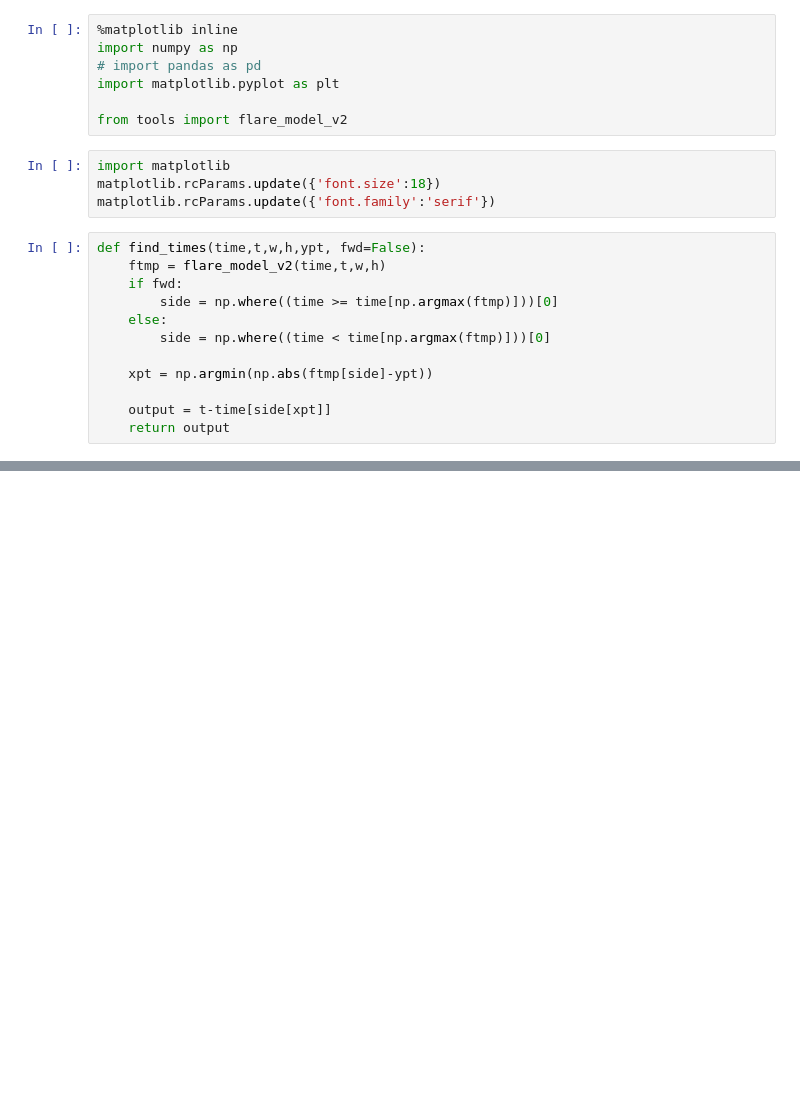
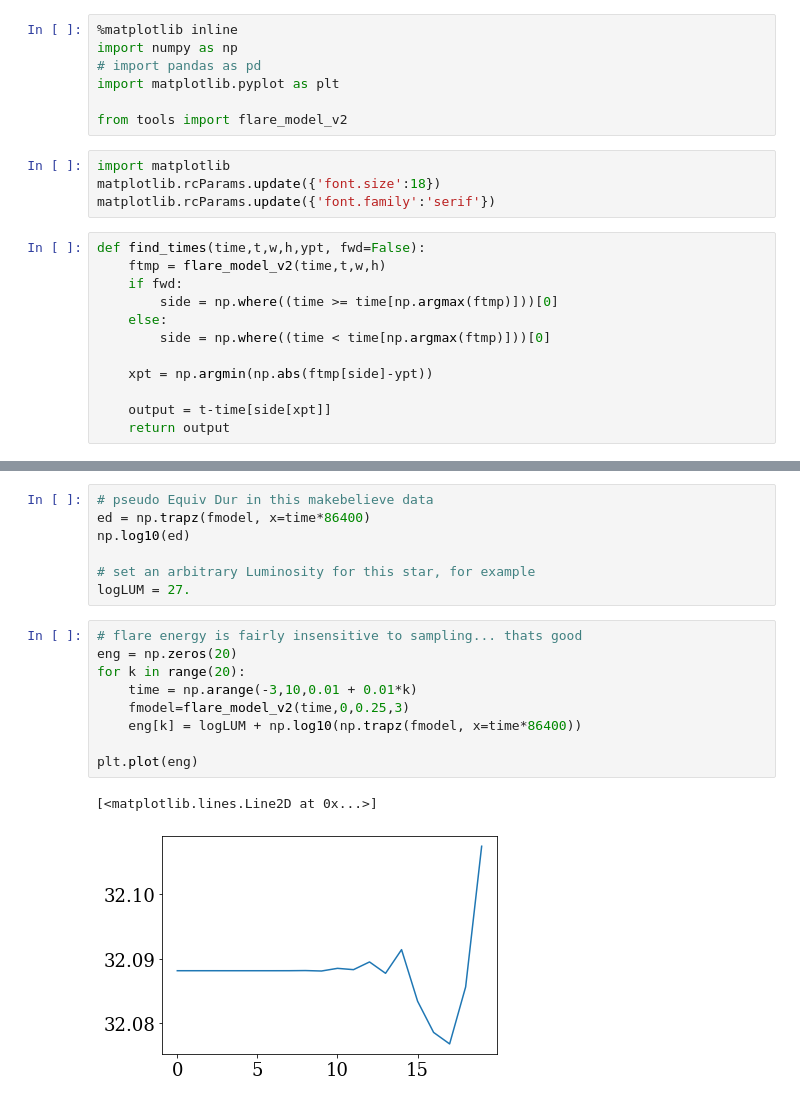
Before and after one commit to jradavenport/eralf, a Jupyter notebook: explore.ipynb, the cells around one changed output, grey strips where cells are left out. Cells and saved outputs as stored; diff of their text form; blank space fills up the shorter version.

```diff
--- a/explore.ipynb
+++ b/explore.ipynb
@@ -47,0 +56,19 @@ plt.savefig('flare_butterfly.png', dpi=150, bbox_inches='tight', pad_inches=0.25
+# %%
+# pseudo Equiv Dur in this makebelieve data
+ed = np.trapz(fmodel, x=time*86400)
+np.log10(ed)
+
+# set an arbitrary Luminosity for this star, for example
+logLUM = 27.
+# %%
+# flare energy is fairly insensitive to sampling... thats good
+eng = np.zeros(20)
+for k in range(20):
+    time = np.arange(-3,10,0.01 + 0.01*k)
+    fmodel=flare_model_v2(time,0,0.25,3)
+    eng[k] = logLUM + np.log10(np.trapz(fmodel, x=time*86400))
+
+plt.plot(eng)
+# %% [output]
+[<matplotlib.lines.Line2D at 0x...>]
+[figure, added]
```
Also changed, not shown: parts of 9 cells of this notebook.
